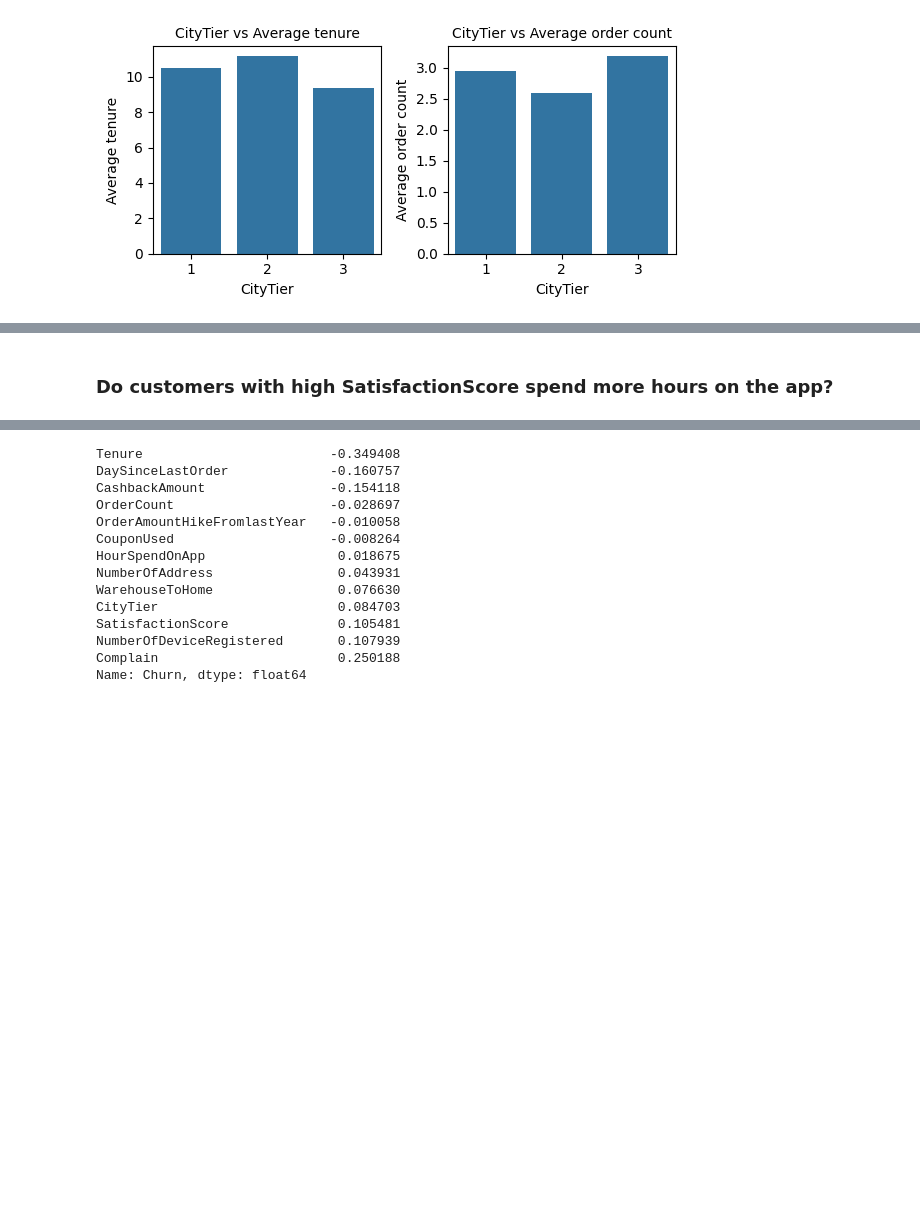
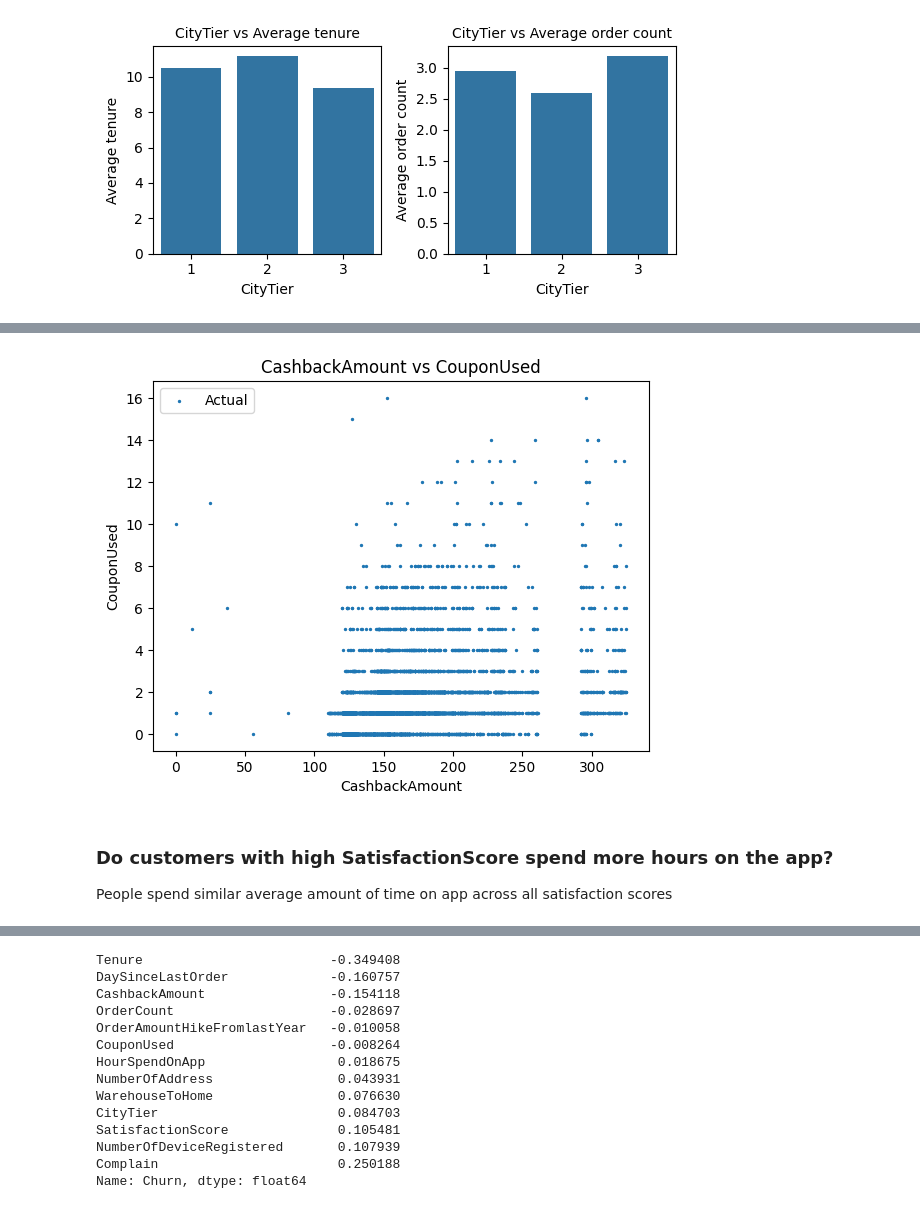
Before and after one commit to TsungYuanHsu/e-commerce_customer_churn_analysis, a Jupyter notebook: e-commerce_customer_churn_analysis.ipynb, the cells around one changed output, grey strips where cells are left out. Drawn from its saved outputs; the diff is of its cells as text; code cells hidden in the pictures; blank space fills up the shorter version.

```diff
--- a/e-commerce_customer_churn_analysis.ipynb
+++ b/e-commerce_customer_churn_analysis.ipynb
@@ -446,2 +493,12 @@ plt.show()
+# %%
+plt.scatter(df_eda['CashbackAmount'], df_eda['CouponUsed'], s=2, label='Actual')
+plt.xlabel('CashbackAmount')
+plt.ylabel('CouponUsed')
+plt.legend()
+plt.title('CashbackAmount vs CouponUsed')
+plt.show()
+# %% [output]
+[figure, added]
 # %% [markdown]
 ### Do customers with high SatisfactionScore spend more hours on the app?
+People spend similar average amount of time on app across all satisfaction scores
```
Also changed, not shown: parts of 44 cells of this notebook.
